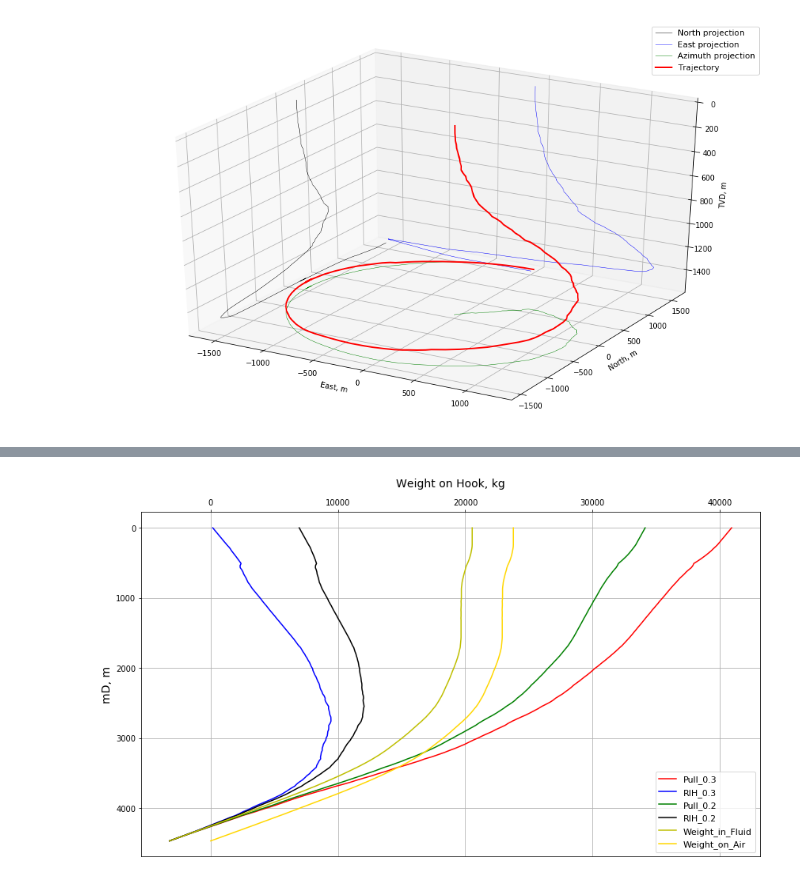
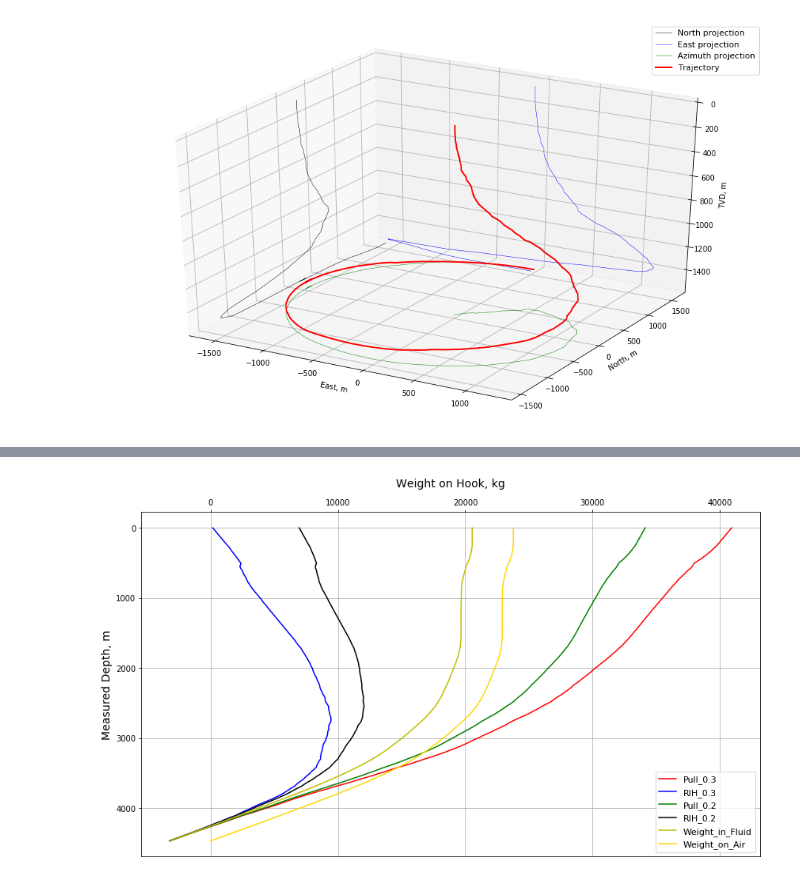
Before and after one commit to Dmitry1973/Repository_local, a Jupyter notebook: DD_survey_3d_plot.ipynb, the cells around one changed output, grey strips where cells are left out. Cells and saved outputs as stored; diff of their text form; code cells hidden in the pictures.

```diff
--- a/DD_survey_3d_plot.ipynb
+++ b/DD_survey_3d_plot.ipynb
@@ -182,27 +184,27 @@ Loads['revW_on_A'] = Loads['Weight_on_Air'].values[::-1]
 # %%
 plt.figure(figsize=(14,8))
 
 plt.plot(Loads['revPull_0.3'], data['depth'], color='red', label='Pull_0.3')
 plt.plot(Loads['revRIH_0.3'], data['depth'], color='blue', label='RIH_0.3')
 
 plt.plot(Loads['revPull_0.2'], data['depth'], color='green', label='Pull_0.2')
 plt.plot(Loads['revRIH_0.2'], data['depth'], color='k', label='RIH_0.2')
 
 plt.plot(Loads['revW_i_F'], data['depth'], color='y', label='Weight_in_Fluid')
 plt.plot(Loads['revW_on_A'], data['depth'], color='gold', label='Weight_on_Air')
 
 plt.legend()
 plt.xlabel('Weight on Hook, kg', fontsize=14, labelpad=15)
-plt.ylabel('mD, m', fontsize=14)
+plt.ylabel('Measured Depth, m', fontsize=14)
 
 plt.gca().xaxis.tick_top()
 plt.gca().xaxis.set_label_position('top')
 plt.gca().invert_yaxis()
 
 plt.grid()
 plt.show()
 # %% [output]
-[figure, old version]
+[figure, new version]
 # %%
 Loads['DLS'] = data['inclination'] - data['inclination'].shift(1).fillna(0)
 # Loads.head()
```
Also changed, not shown: parts of 4 cells of this notebook.
